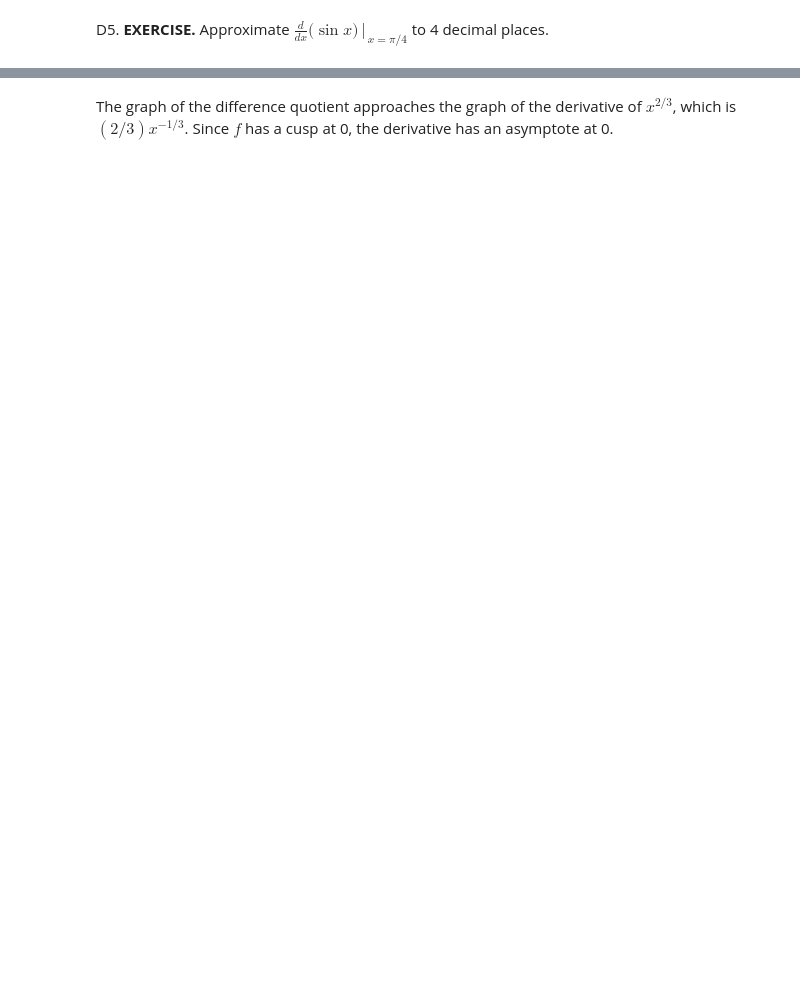
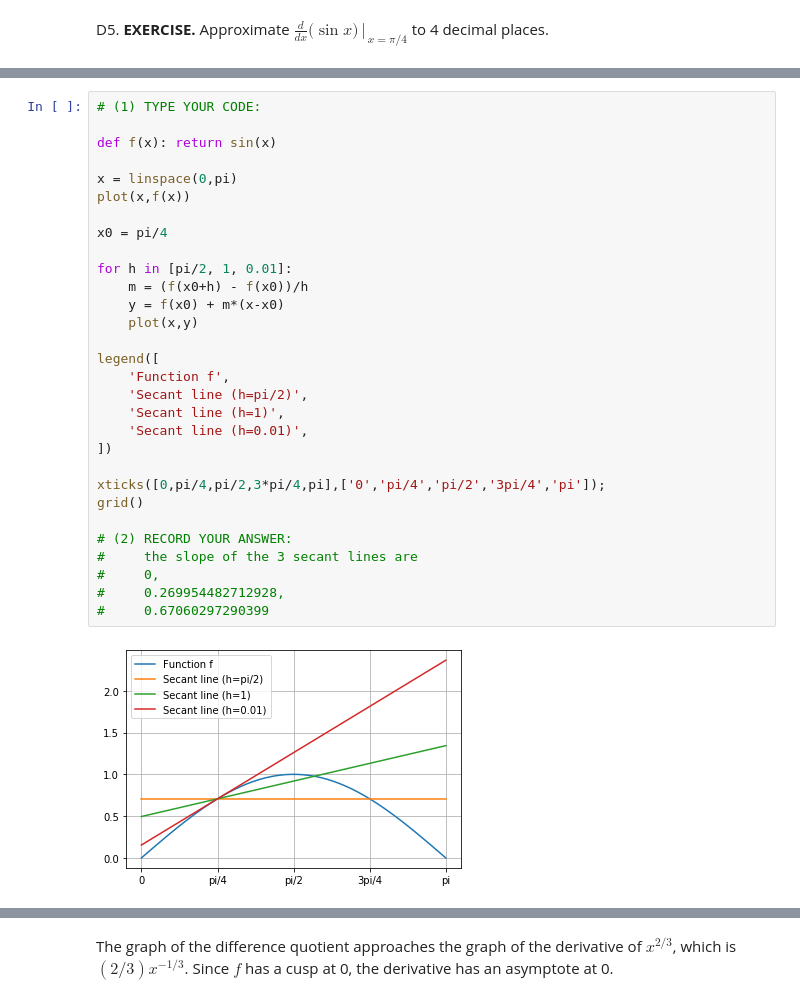
Before and after one commit to AnnieBMCC/pycalclab, a Jupyter notebook: mat301d-soln.ipynb, the cells around one changed output, grey strips where cells are left out. Saved outputs shown, nothing was run; the diff lists cells and outputs as text; blank space fills up the shorter version.

```diff
--- a/mat301d-soln.ipynb
+++ b/mat301d-soln.ipynb
@@ -357,0 +193,32 @@ legend([
+# %%
+# (1) TYPE YOUR CODE:
+
+def f(x): return sin(x)
+
+x = linspace(0,pi)
+plot(x,f(x))
+
+x0 = pi/4
+
+for h in [pi/2, 1, 0.01]:
+    m = (f(x0+h) - f(x0))/h
+    y = f(x0) + m*(x-x0)
+    plot(x,y)
+
+legend([
+    'Function f',
+    'Secant line (h=pi/2)',
+    'Secant line (h=1)',
+    'Secant line (h=0.01)',
+])
+
+xticks([0,pi/4,pi/2,3*pi/4,pi],['0','pi/4','pi/2','3pi/4','pi']);
+grid()
+
+# (2) RECORD YOUR ANSWER:
+#     the slope of the 3 secant lines are
+#     0,
+#     0.269954482712928,
+#     0.67060297290399
+# %% [output]
+[figure, added]
```
Also changed, not shown: parts of 52 cells of this notebook, 3 other files.
